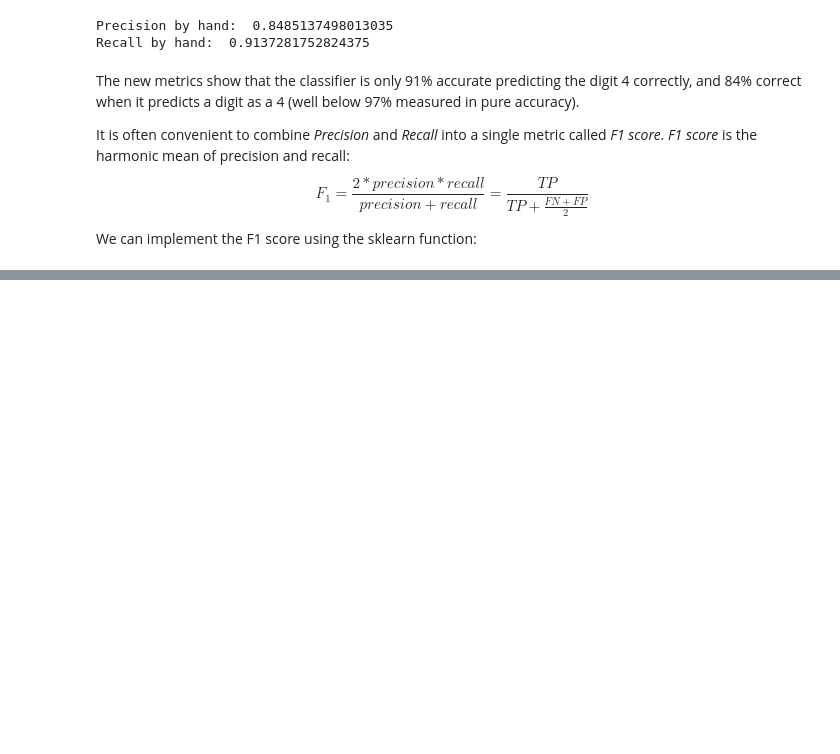
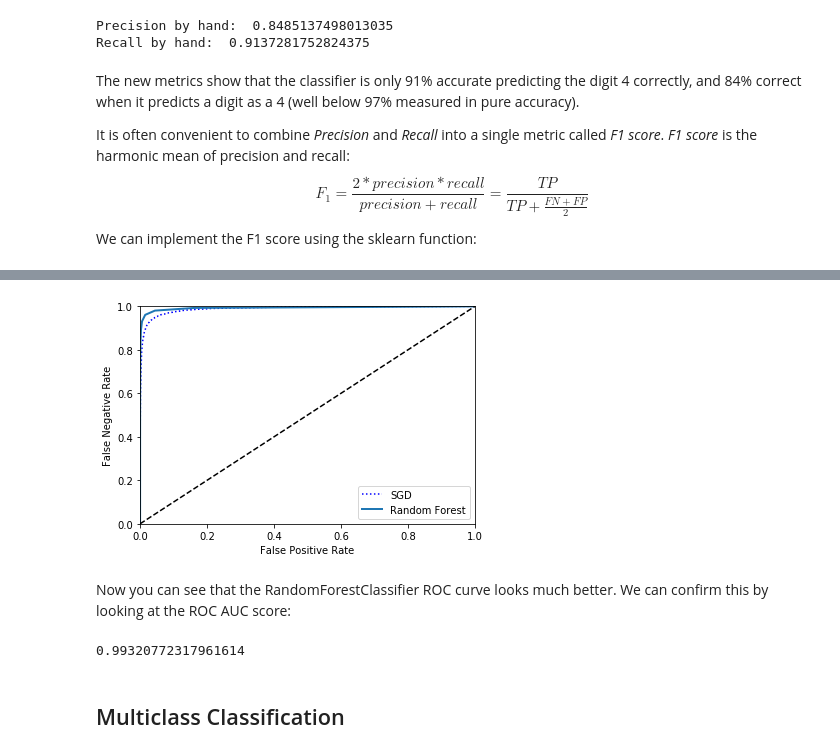
Before and after one commit to youngjeong46/hands-on-machine-learning, a Jupyter notebook: classification/classification.ipynb, the cells around one changed output, grey strips where cells are left out. Saved outputs shown, nothing was run; the diff lists cells and outputs as text; code cells hidden in the pictures; blank space fills up the shorter version.

Commit message:
classification up to Multiclass Classification; Readme updated

```diff
--- a/classification/classification.ipynb
+++ b/classification/classification.ipynb
@@ -172,0 +264,23 @@ f1_score(ytrain_4,ytrain_pred)
+# %%
+from sklearn.ensemble import RandomForestClassifier
+
+forest_clf=RandomForestClassifier(random_state=42)
+y_forest=cross_val_predict(forest_clf,Xtrain,ytrain_4,cv=3,method='predict_proba')
+
+y_scores_forest=y_forest[:,1]
+fpr_forest,tpr_forest,thresholds_forest=roc_curve(ytrain_4,y_scores_forest)
+
+plt.plot(fpr,tpr,"b:",label="SGD")
+plot_roc_curve(fpr_forest,tpr_forest,"Random Forest")
+plt.legend(loc="lower right")
+plt.show()
+# %% [output]
+[figure, added]
+# %% [markdown]
+Now you can see that the RandomForestClassifier ROC curve looks much better. We can confirm this by looking at the ROC AUC score:
+# %%
+roc_auc_score(ytrain_4,y_scores_forest)
+# %% [output]
+0.99320772317961614
+# %% [markdown]
+## Multiclass Classification
```
Also changed, not shown: parts of 21 cells of this notebook, 1 other file.
